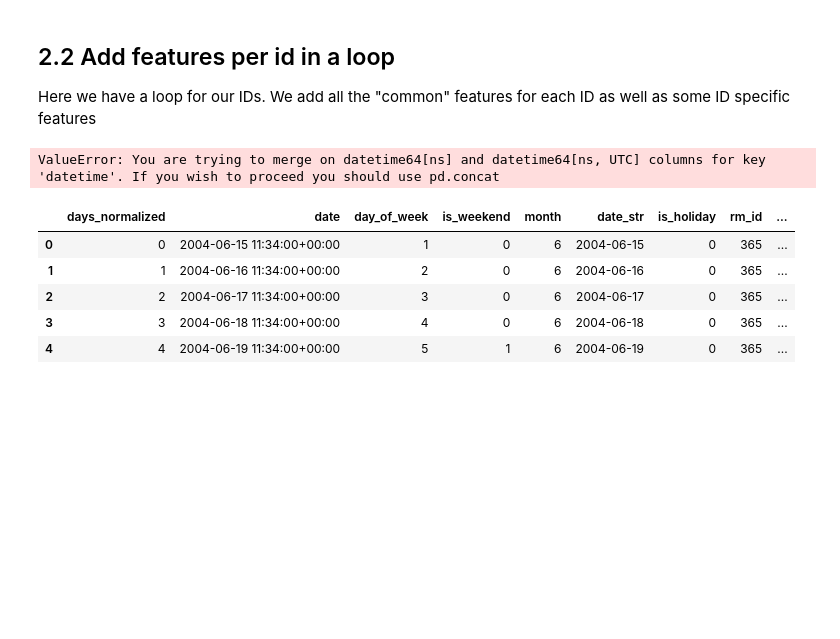
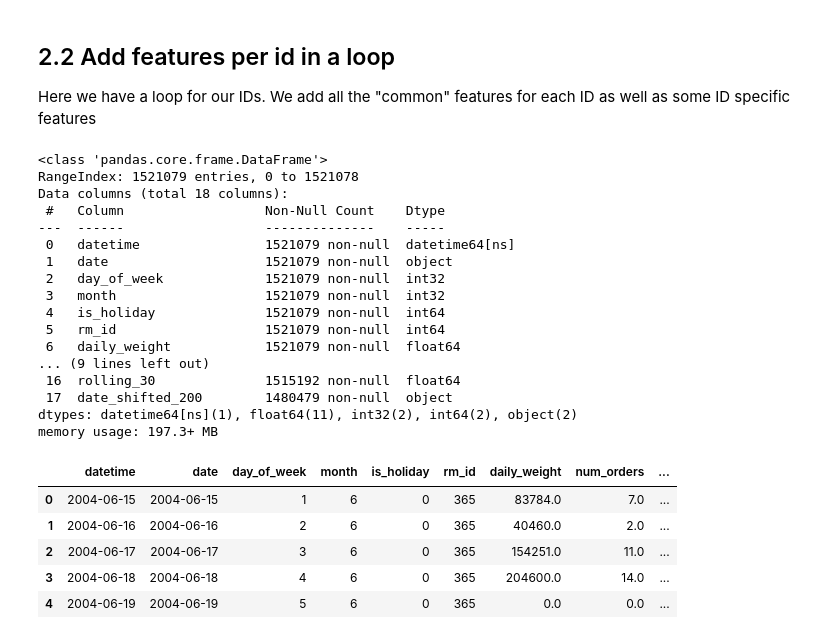
Before and after one commit to akselgs/Modern_ML_85, a Jupyter notebook: A_EDA_data_prep.ipynb, the cells around one changed output. Drawn from its saved outputs; the diff is of its cells as text; code cells hidden in the pictures; blank space fills up the shorter version.

```diff
--- a/A_EDA_data_prep.ipynb
+++ b/A_EDA_data_prep.ipynb
@@ -204,29 +204,67 @@ for i in valid_ids:
     df_i["rolling_600"] = df_i['daily_weight'].rolling(window = 600).mean()
     df_i["rolling_300"] = df_i['daily_weight'].rolling(window = 300).mean()
     df_i["rolling_100"] = df_i['daily_weight'].rolling(window = 100).mean()
+    df_i["rolling_30"] = df_i['daily_weight'].rolling(window = 30).mean()
+    df_i["rolling_7"] = df_i['daily_weight'].rolling(window = 7).mean()
+    df_i["shifted_50_rolling_7"] = df_i["daily_weight"].shift(50).rolling(window=7).mean()
+    df_i["shifted_7_rolling_7"] = df_i["daily_weight"].shift(7).rolling(window=7).mean()
+    #We also create a shifted rolling window. It can be much smaller (and hopefully better for predicting) due to the shift
+    df_i["shifted_200_rolling_7"] = df_i["daily_weight"].shift(200).rolling(window=7).mean()
+    df_i["shifted_200_rolling_30"] = df_i["daily_weight"].shift(200).rolling(window=30).mean()
+    df_i["shifted_200_rolling_100"] = df_i["daily_weight"].shift(200).rolling(window=100).mean()
+    df_i["shifted_500_rolling_30"] = df_i["daily_weight"].shift(500).rolling(window=30).mean()
+    df_i["shifted_500_rolling_100"] = df_i["daily_weight"].shift(500).rolling(window=100).mean()
+    df_i["shifted_500_rolling_200"] = df_i["daily_weight"].shift(500).rolling(window=300).mean()
 
+    df_i["cumulative_rolling_600"] = df_i['cumulative_weight'].rolling(window = 600).mean()
+    df_i["cumulative_rolling_300"] = df_i['cumulative_weight'].rolling(window = 300).mean()
+    df_i["cumulative_rolling_100"] = df_i['cumulative_weight'].rolling(window = 100).mean()
+    df_i["cumulative_rolling_30"] = df_i['cumulative_weight'].rolling(window = 30).mean()
+    df_i["cumulative_rolling_7"] = df_i['cumulative_weight'].rolling(window = 7).mean()
+    df_i["cumulative_shifted_50_rolling_7"] = df_i['cumulative_weight'].shift(50).rolling(window=7).mean()
+    df_i["cumulative_shifted_7_rolling_7"] = df_i['cumulative_weight'].shift(7).rolling(window=7).mean()
     #We also create a shifted rolling window. It can be much smaller (and hopefully better for predicting) due to the shift
-    df_i["shifted_200_rolling_30"] = df_i["daily_weight"].shift(200).rolling(window=30).mean()
-    df_i["rolling_30"] = df_i['daily_weight'].rolling(window = 30).mean()
-    df_i["date_shifted_200"] = df_i["date"].shift(200)
+    df_i["cumulative_shifted_200_rolling_7"] = df_i['cumulative_weight'].shift(200).rolling(window=7).mean()
+    df_i["cumulative_shifted_200_rolling_30"] = df_i['cumulative_weight'].shift(200).rolling(window=30).mean()
+    df_i["cumulative_shifted_200_rolling_100"] = df_i['cumulative_weight'].shift(200).rolling(window=100).mean()
+    df_i["cumulative_shifted_500_rolling_30"] = df_i['cumulative_weight'].shift(500).rolling(window=30).mean()
+    df_i["cumulative_shifted_500_rolling_100"] = df_i['cumulative_weight'].shift(500).rolling(window=100).mean()
+    df_i["cumulative_shifted_500_rolling_200"] = df_i['cumulative_weight'].shift(500).rolling(window=300).mean()
+
+    #df_i["date_shifted_200"] = df_i["date"].shift(200)
     #We append to the list and proceed to the next id in the loop
     df_full.append(df_i)
 
 #When all entries (per_id_per_loop) is added, we create a dataframe of the list.
 df_final = pd.concat(df_full, ignore_index=True)
-# %% [output]
-ValueError: You are trying to merge on datetime64[ns] and datetime64[ns, UTC] columns for key 'datetime'. If you wish to proceed you should use pd.concat
 # %%
 #Explore data
-#df_final.info()
+df_final.info()
 df_final.head()
 # %% [output]
+<class 'pandas.core.frame.DataFrame'>
+RangeIndex: 1521079 entries, 0 to 1521078
+Data columns (total 18 columns):
+ #   Column                  Non-Null Count    Dtype
+---  ------                  --------------    -----
+ 0   datetime                1521079 non-null  datetime64[ns]
+ 1   date                    1521079 non-null  object
+ 2   day_of_week             1521079 non-null  int32
+ 3   month                   1521079 non-null  int32
+ 4   is_holiday              1521079 non-null  int64
+ 5   rm_id                   1521079 non-null  int64
+ 6   daily_weight            1521079 non-null  float64
+... (9 lines left out)
+ 16  rolling_30              1515192 non-null  float64
+ 17  date_shifted_200        1480479 non-null  object
+dtypes: datetime64[ns](1), float64(11), int32(2), int64(2), object(2)
+memory usage: 197.3+ MB
-|  | days_normalized | date | day_of_week | is_weekend | month | date_str | is_holiday | rm_id | ... |
-| 0 | 0 | 2004-06-15 11:34:00+00:00 | 1 | 0 | 6 | 2004-06-15 | 0 | 365 | ... |
-| 1 | 1 | 2004-06-16 11:34:00+00:00 | 2 | 0 | 6 | 2004-06-16 | 0 | 365 | ... |
-| 2 | 2 | 2004-06-17 11:34:00+00:00 | 3 | 0 | 6 | 2004-06-17 | 0 | 365 | ... |
-| 3 | 3 | 2004-06-18 11:34:00+00:00 | 4 | 0 | 6 | 2004-06-18 | 0 | 365 | ... |
-| 4 | 4 | 2004-06-19 11:34:00+00:00 | 5 | 1 | 6 | 2004-06-19 | 0 | 365 | ... |
+|  | datetime | date | day_of_week | month | is_holiday | rm_id | daily_weight | num_orders | ... |
+| 0 | 2004-06-15 | 2004-06-15 | 1 | 6 | 0 | 365 | 83784.0 | 7.0 | ... |
+| 1 | 2004-06-16 | 2004-06-16 | 2 | 6 | 0 | 365 | 40460.0 | 2.0 | ... |
+| 2 | 2004-06-17 | 2004-06-17 | 3 | 6 | 0 | 365 | 154251.0 | 11.0 | ... |
+| 3 | 2004-06-18 | 2004-06-18 | 4 | 6 | 0 | 365 | 204600.0 | 14.0 | ... |
+| 4 | 2004-06-19 | 2004-06-19 | 5 | 6 | 0 | 365 | 0.0 | 0.0 | ... |
 # %%
 #Print to file
 df_final.to_csv("cleaned_data/cleaned_df_final_test.csv", index=False)
```
Also changed, not shown: parts of 1 cell of this notebook, 7 other files.
